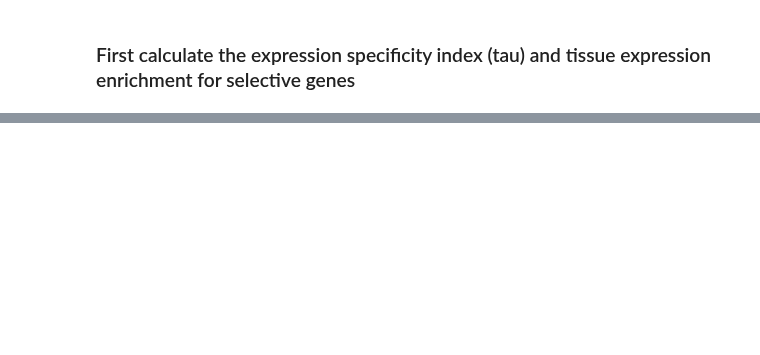
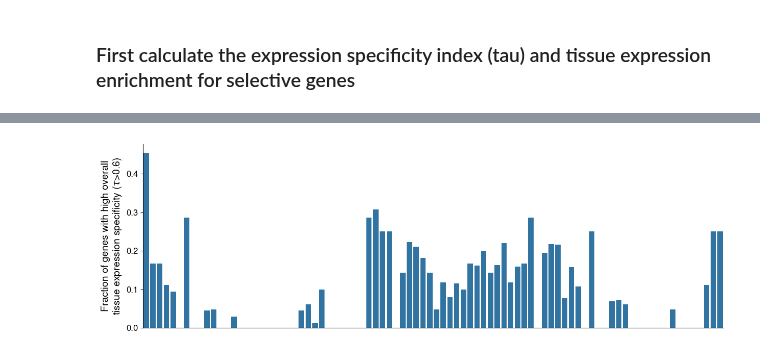
Before and after one commit to emdann/GWT_perturbseq_analysis_2025, a Jupyter notebook: src/6_functional_interaction/tissue_specificity.ipynb, the cells around one changed output, grey strips where cells are left out. Cells and saved outputs as stored; diff of their text form; code cells hidden in the pictures; blank space fills up the shorter version.

```diff
--- a/src/6_functional_interaction/tissue_specificity.ipynb
+++ b/src/6_functional_interaction/tissue_specificity.ipynb
@@ -252,12 +76,0 @@ cl_list = [0, 2, 7, 9, 10, 15, 28, 31, 32, 33, 36, 37, 41, 47, 48, 58, 65, 66, 6
-# %%
-tau_data_for_plot = []
-for cl in cl_list:
-    genelist = list(set(adata_final[adata_final.obs.hdbscan==cl].obs.target_contrast_gene_name_corrected.unique())&set(results.target_contrast_gene_name_corrected))
-    tau = results[results['target_contrast_gene_name_corrected'].isin(genelist)].Tau_Score
-    temp_df = pd.DataFrame({
-        'Tau_Score': tau.values,
-        'Cluster_ID': cl,
-        'Large_tau_fraction': np.sum(tau>0.5)/len(genelist)
-        })
-    tau_data_for_plot.append(temp_df)
-final_plot_df = pd.concat(tau_data_for_plot, ignore_index=True)
@@ -976,0 +250,19 @@ gene_name_map[gene_name_map.target_contrast_gene_name_corrected=='IL2RA']
+# %%
+plt.figure(figsize=(12.5, 4))
+ax = sns.barplot(tissue_spec_vs_enrichment,
+                 x='cluster',
+                 y='large_tau_fraction',
+                 order=new_col_order)
+
+ax.set_xticklabels([])
+ax.set_xlabel('')
+ax.tick_params(axis='x', length=0)
+#ax.set_xticklabels(ax.get_xticklabels(), rotation=90, ha='center', fontsize=8)
+ax.set_yticklabels(ax.get_yticklabels(), fontsize=12)
+ax.set_ylabel(f'Fraction of genes with high overall\n'+r'tissue expression specificity ($\tau$>'+str(TAU_THRESHOLD)+')', fontsize=14)
+sns.despine()
+plt.tight_layout()
+plt.savefig('./results/tissue_specificity_tau_barplot.pdf', dpi=600, bbox_inches='tight', pad_inches=0)
+plt.show()
+# %% [output]
+[figure, added]
```
Also changed, not shown: parts of 72 cells of this notebook, 17 other files.
